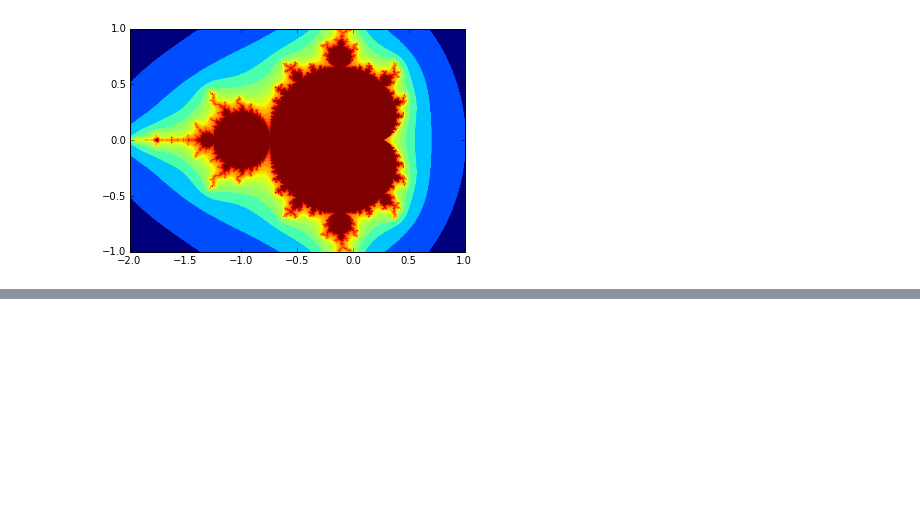
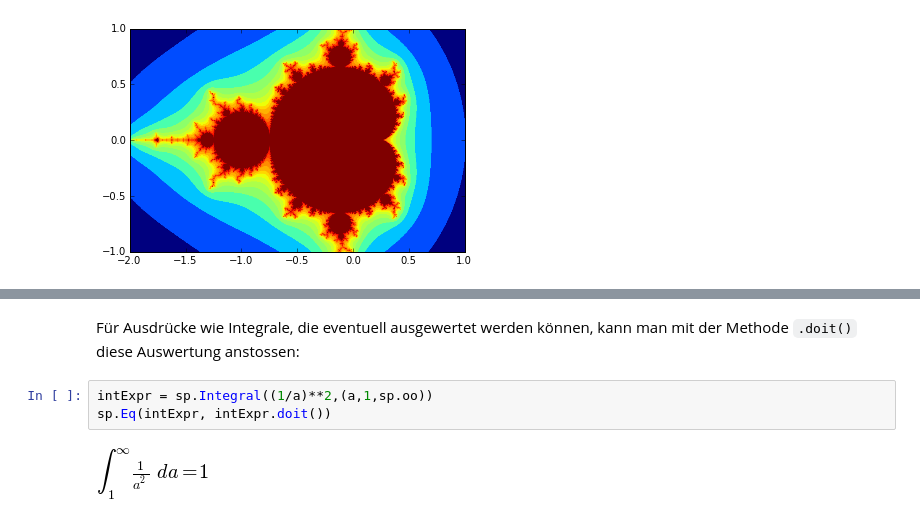
Before and after one commit to hrenkap/scipy_workshop, a Jupyter notebook: Workshop1.ipynb, the cells around one changed output, grey strips where cells are left out. Drawn from its saved outputs; the diff is of its cells as text; blank space fills up the shorter version.

```diff
--- a/Workshop1.ipynb
+++ b/Workshop1.ipynb
@@ -249,0 +268,7 @@ plt.imshow(num, extent=(-2,1,-1,1));
+# %% [markdown]
+Für Ausdrücke wie Integrale, die eventuell ausgewertet werden können, kann man mit der Methode `.doit()` diese Auswertung anstossen:
+# %%
+intExpr = sp.Integral((1/a)**2,(a,1,sp.oo))
+sp.Eq(intExpr, intExpr.doit())
+# %% [output]
+[figure, added]
```
Also changed, not shown: parts of 10 cells of this notebook.
